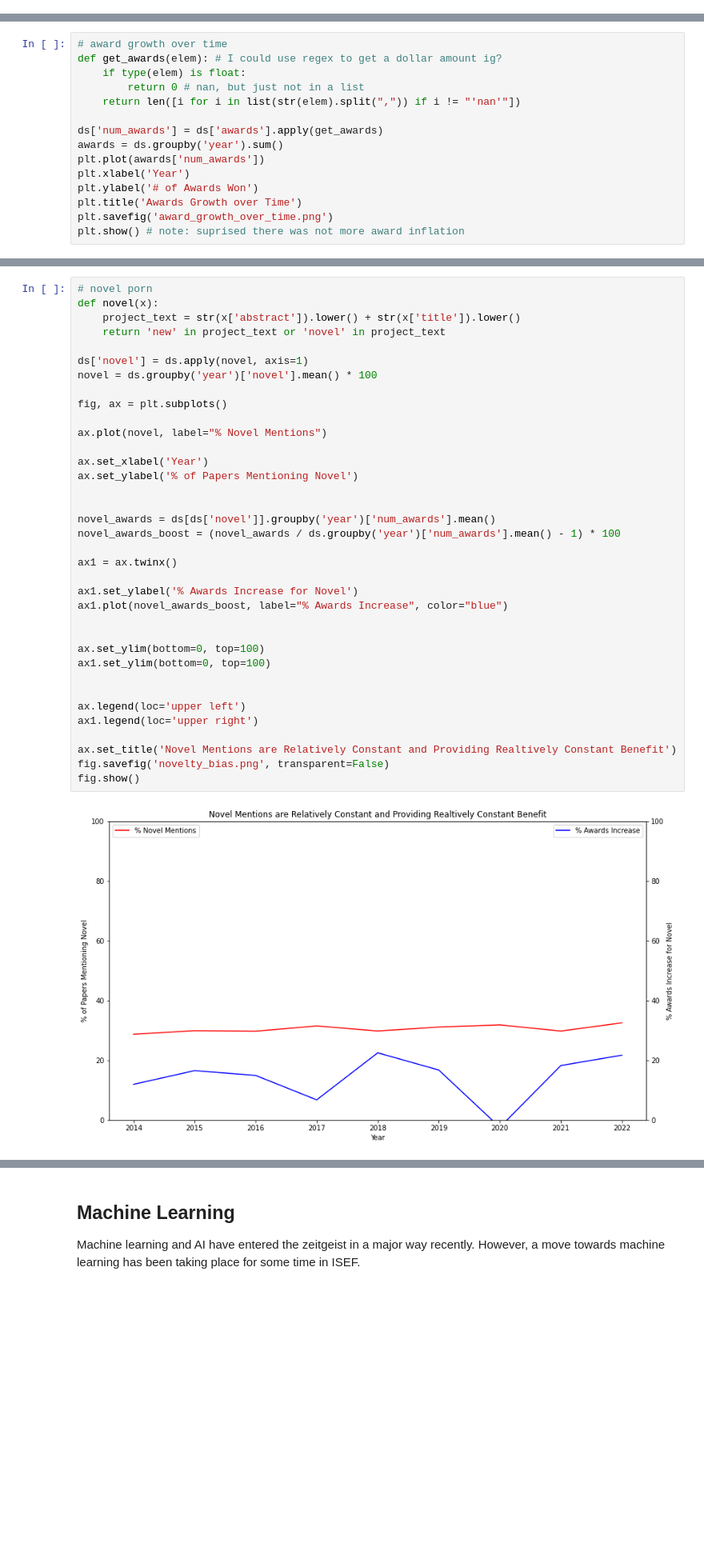
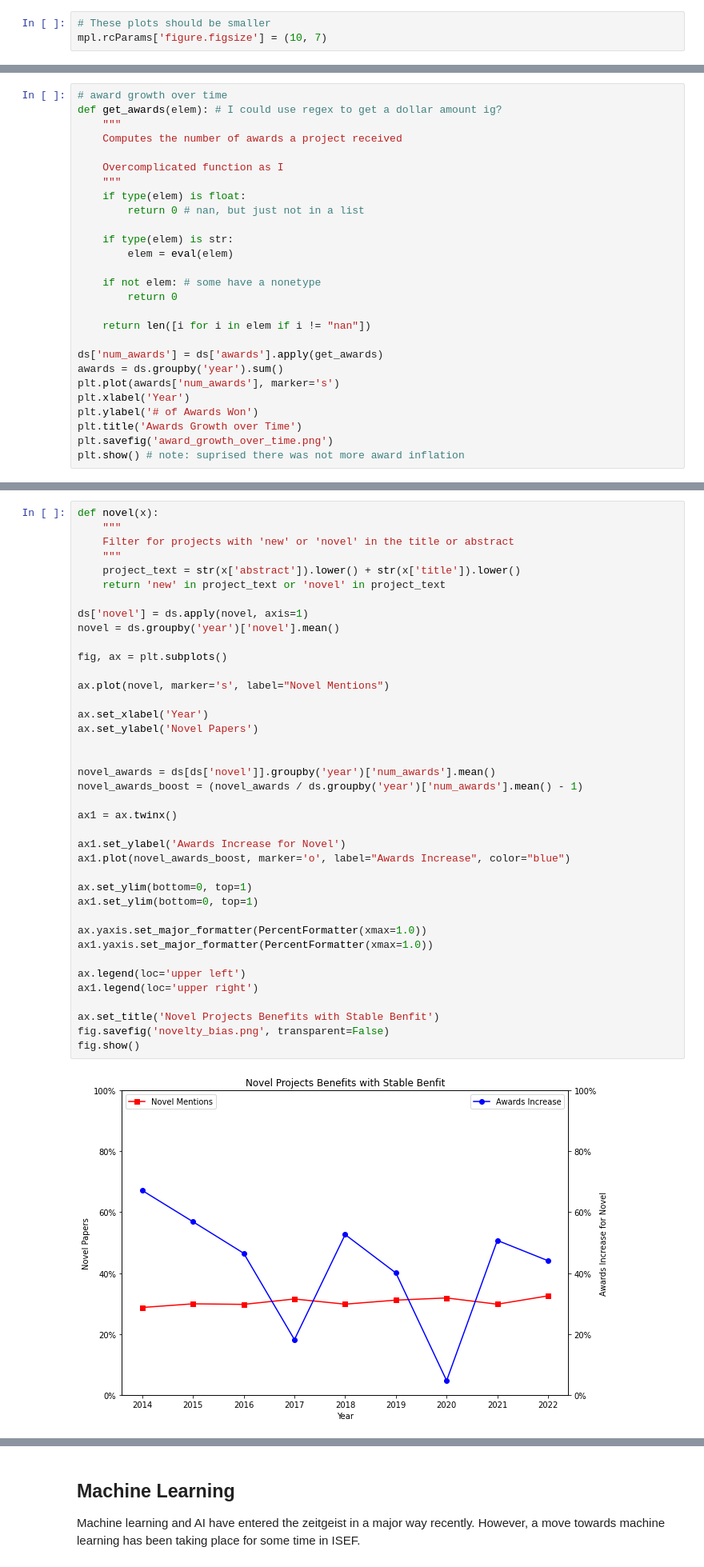
Before and after one commit to wkaisertexas/all-isef-projects, a Jupyter notebook: international-science-fair-analysis.ipynb, the cells around one changed output, grey strips where cells are left out. Shown at 80% size. Cells and saved outputs as stored; diff of their text form; blank space fills up the shorter version.

```diff
--- a/international-science-fair-analysis.ipynb
+++ b/international-science-fair-analysis.ipynb
@@ -187,3 +177,6 @@ plt.show()
+# %%
+# These plots should be smaller
+mpl.rcParams['figure.figsize'] = (10, 7)
 # %%
 # plots project growth over time
 projects = ds.groupby('year').count()
@@ -211,13 +205,25 @@ plt.show()
 # %%
 # award growth over time
 def get_awards(elem): # I could use regex to get a dollar amount ig?
+    """
+    Computes the number of awards a project received
+
+    Overcomplicated function as I
+    """
     if type(elem) is float:
         return 0 # nan, but just not in a list
-    return len([i for i in list(str(elem).split(",")) if i != "'nan'"])
+
+    if type(elem) is str:
+        elem = eval(elem)
+
+    if not elem: # some have a nonetype
+        return 0
+
+    return len([i for i in elem if i != "nan"])
 
 ds['num_awards'] = ds['awards'].apply(get_awards)
 awards = ds.groupby('year').sum()
-plt.plot(awards['num_awards'])
+plt.plot(awards['num_awards'], marker='s')
 plt.xlabel('Year')
 plt.ylabel('# of Awards Won')
 plt.title('Awards Growth over Time')
@@ -303,43 +313,46 @@ A general trend among science fair projects has been to discuss novel solutions
 
 However, some claim that novelty provides a tangeable benefit for competition performance, a claim which will be investigated.
 # %%
-# novel porn
 def novel(x):
+    """
+    Filter for projects with 'new' or 'novel' in the title or abstract
+    """
     project_text = str(x['abstract']).lower() + str(x['title']).lower()
     return 'new' in project_text or 'novel' in project_text
 
 ds['novel'] = ds.apply(novel, axis=1)
-novel = ds.groupby('year')['novel'].mean() * 100
+novel = ds.groupby('year')['novel'].mean()
 
 fig, ax = plt.subplots()
 
-ax.plot(novel, label="% Novel Mentions")
+ax.plot(novel, marker='s', label="Novel Mentions")
 
 ax.set_xlabel('Year')
-ax.set_ylabel('% of Papers Mentioning Novel')
+ax.set_ylabel('Novel Papers')
 
 
 novel_awards = ds[ds['novel']].groupby('year')['num_awards'].mean()
-novel_awards_boost = (novel_awards / ds.groupby('year')['num_awards'].mean() - 1) * 100
+novel_awards_boost = (novel_awards / ds.groupby('year')['num_awards'].mean() - 1)
 
 ax1 = ax.twinx()
 
-ax1.set_ylabel('% Awards Increase for Novel')
-ax1.plot(novel_awards_boost, label="% Awards Increase", color="blue")
+ax1.set_ylabel('Awards Increase for Novel')
+ax1.plot(novel_awards_boost, marker='o', label="Awards Increase", color="blue")
 
+ax.set_ylim(bottom=0, top=1)
+ax1.set_ylim(bottom=0, top=1)
 
-ax.set_ylim(bottom=0, top=100)
-ax1.set_ylim(bottom=0, top=100)
-
+ax.yaxis.set_major_formatter(PercentFormatter(xmax=1.0))
+ax1.yaxis.set_major_formatter(PercentFormatter(xmax=1.0))
 
 ax.legend(loc='upper left')
 ax1.legend(loc='upper right')
 
-ax.set_title('Novel Mentions are Relatively Constant and Providing Realtively Constant Benefit')
+ax.set_title('Novel Projects Benefits with Stable Benfit')
 fig.savefig('novelty_bias.png', transparent=False)
 fig.show()
 # %% [output]
-[figure, old version]
+[figure, new version]
 # %%
 novelty_and_awards = ds.groupby('novel')['num_awards'].mean()
 print(f"Non-novel projects win on average: {novelty_and_awards[0]:.2f}")
```
Also changed, not shown: parts of 57 cells of this notebook.
